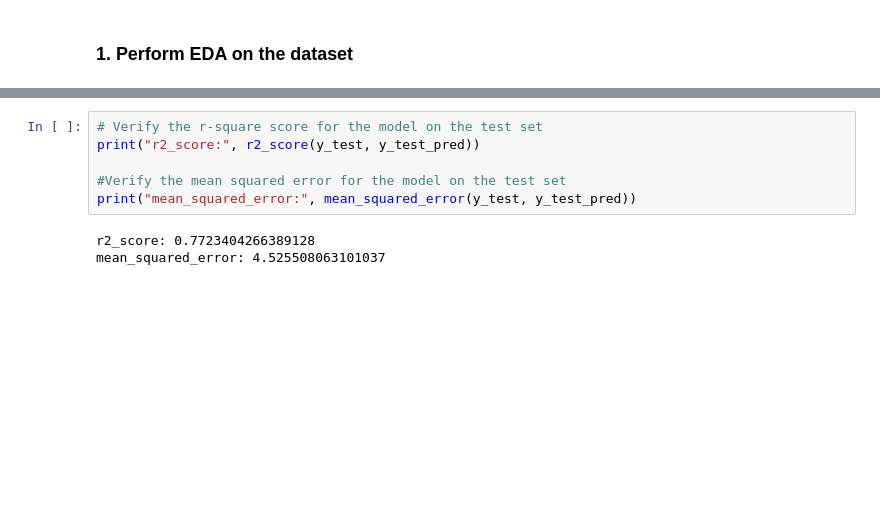
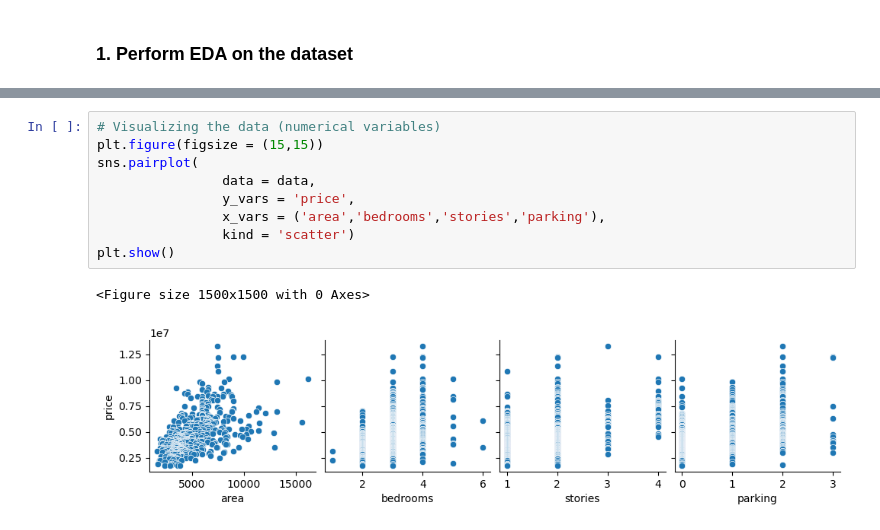
Before and after one commit to riteshlath/understanding-machine-learning, a Jupyter notebook: linear-regression/multiple-linear-regression/multiple-linear-regression.ipynb, the cells around one changed output, grey strips where cells are left out. Cells and saved outputs as stored; diff of their text form; blank space fills up the shorter version.

```diff
--- a/linear-regression/multiple-linear-regression/multiple-linear-regression.ipynb
+++ b/linear-regression/multiple-linear-regression/multiple-linear-regression.ipynb
@@ -153,9 +119,12 @@ plt.show()
-# %%
-# Verify the r-square score for the model on the test set
-print("r2_score:", r2_score(y_test, y_test_pred))
-
-#Verify the mean squared error for the model on the test set
-print("mean_squared_error:", mean_squared_error(y_test, y_test_pred))
-# %% [output]
-r2_score: 0.7723404266389128
-mean_squared_error: 4.525508063101037
+# %%
+# Visualizing the data (numerical variables)
+plt.figure(figsize = (15,15))
+sns.pairplot(
+                data = data,
+                y_vars = 'price',
+                x_vars = ('area','bedrooms','stories','parking'),
+                kind = 'scatter')
+plt.show()
+# %% [output]
+<Figure size 1500x1500 with 0 Axes>
+[figure, added]
```
Also changed, not shown: parts of 72 cells of this notebook.
